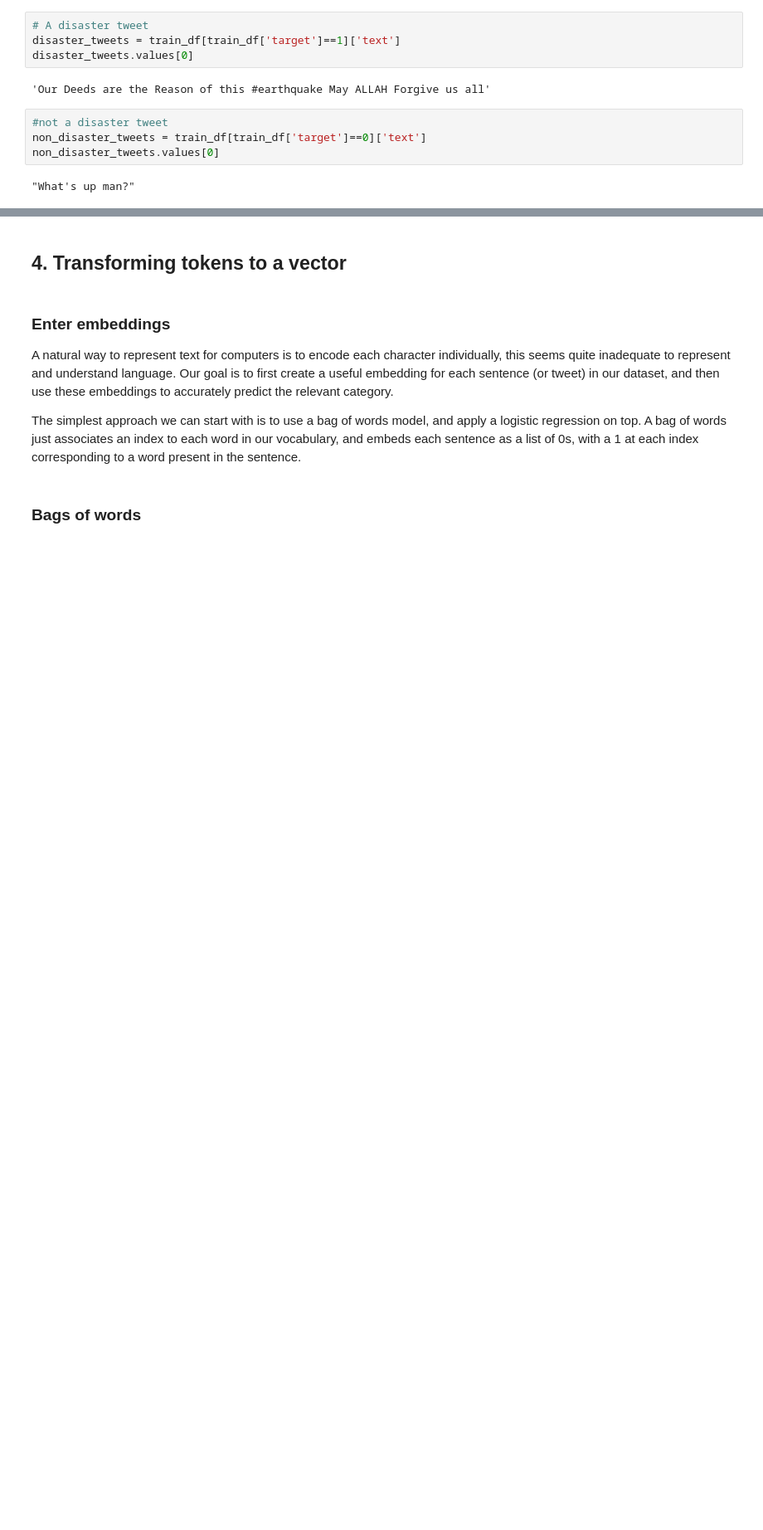
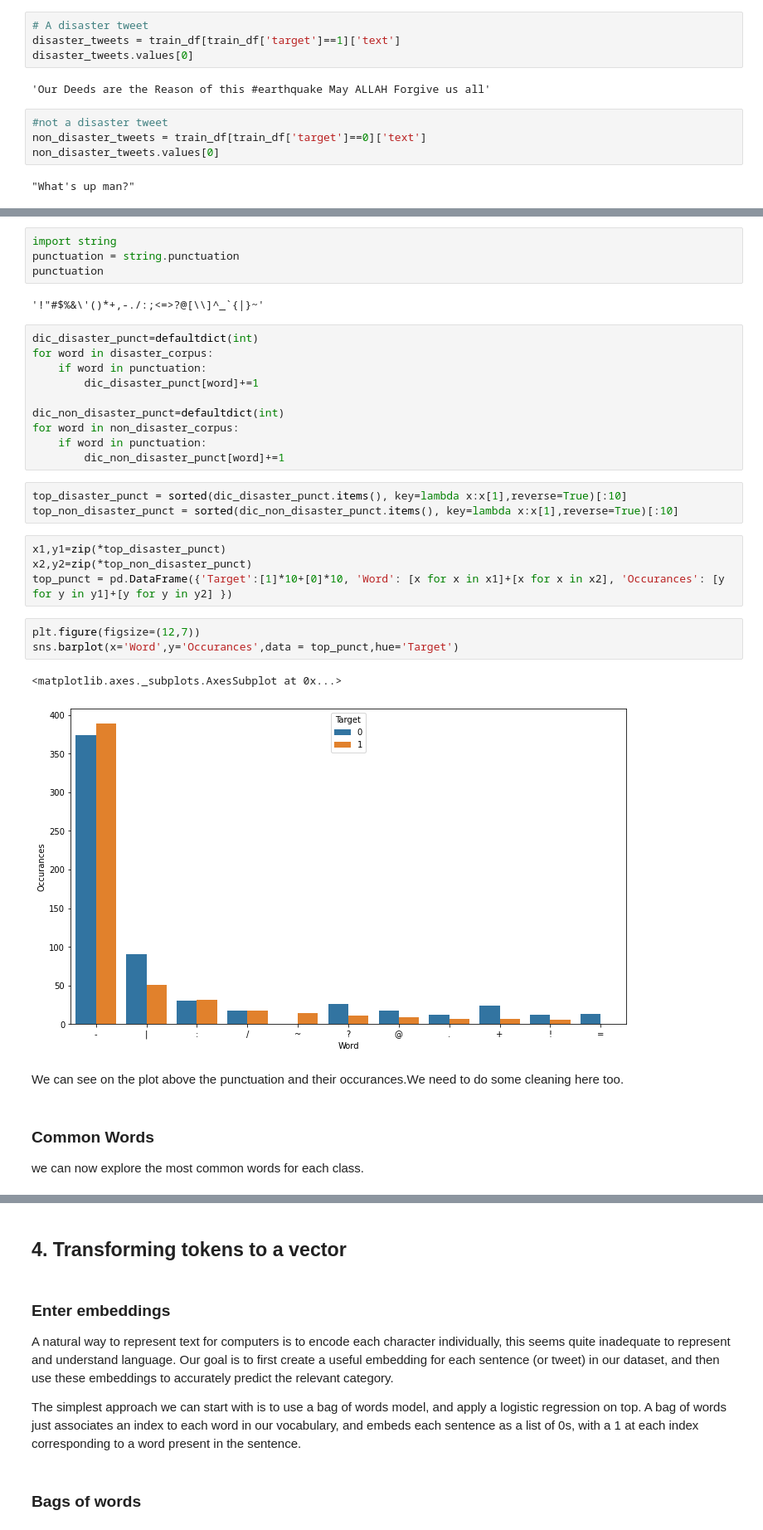
Before and after one commit to yassinhediger/fakenewsdetection, a Jupyter notebook: notebook/bigScale_proj2_sa.ipynb, the cells around one changed output, grey strips where cells are left out. Shown at 83% size. Saved outputs shown, nothing was run; the diff lists cells and outputs as text; blank space fills up the shorter version.

```diff
--- a/notebook/bigScale_proj2_sa.ipynb
+++ b/notebook/bigScale_proj2_sa.ipynb
@@ -153,0 +215,35 @@ Name: target, dtype: int64
+# %%
+import string
+punctuation = string.punctuation
+punctuation
+# %% [output]
+'!"#$%&\'()*+,-./:;<=>?@[\\]^_`{|}~'
+# %%
+dic_disaster_punct=defaultdict(int)
+for word in disaster_corpus:
+    if word in punctuation:
+        dic_disaster_punct[word]+=1
+
+dic_non_disaster_punct=defaultdict(int)
+for word in non_disaster_corpus:
+    if word in punctuation:
+        dic_non_disaster_punct[word]+=1
+# %%
+top_disaster_punct = sorted(dic_disaster_punct.items(), key=lambda x:x[1],reverse=True)[:10]
+top_non_disaster_punct = sorted(dic_non_disaster_punct.items(), key=lambda x:x[1],reverse=True)[:10]
+# %%
+x1,y1=zip(*top_disaster_punct)
+x2,y2=zip(*top_non_disaster_punct)
+top_punct = pd.DataFrame({'Target':[1]*10+[0]*10, 'Word': [x for x in x1]+[x for x in x2], 'Occurances': [y for y in y1]+[y for y in y2] })
+# %%
+plt.figure(figsize=(12,7))
+sns.barplot(x='Word',y='Occurances',data = top_punct,hue='Target')
+# %% [output]
+<matplotlib.axes._subplots.AxesSubplot at 0x...>
+[figure, added]
+# %% [markdown]
+We can see on the plot above the punctuation and their occurances.We need to do some cleaning here too.
+# %% [markdown]
+### Common Words
+
+we can now explore the most common words for each class.
```
Also changed, not shown: parts of 165 cells of this notebook, 4 other files.
